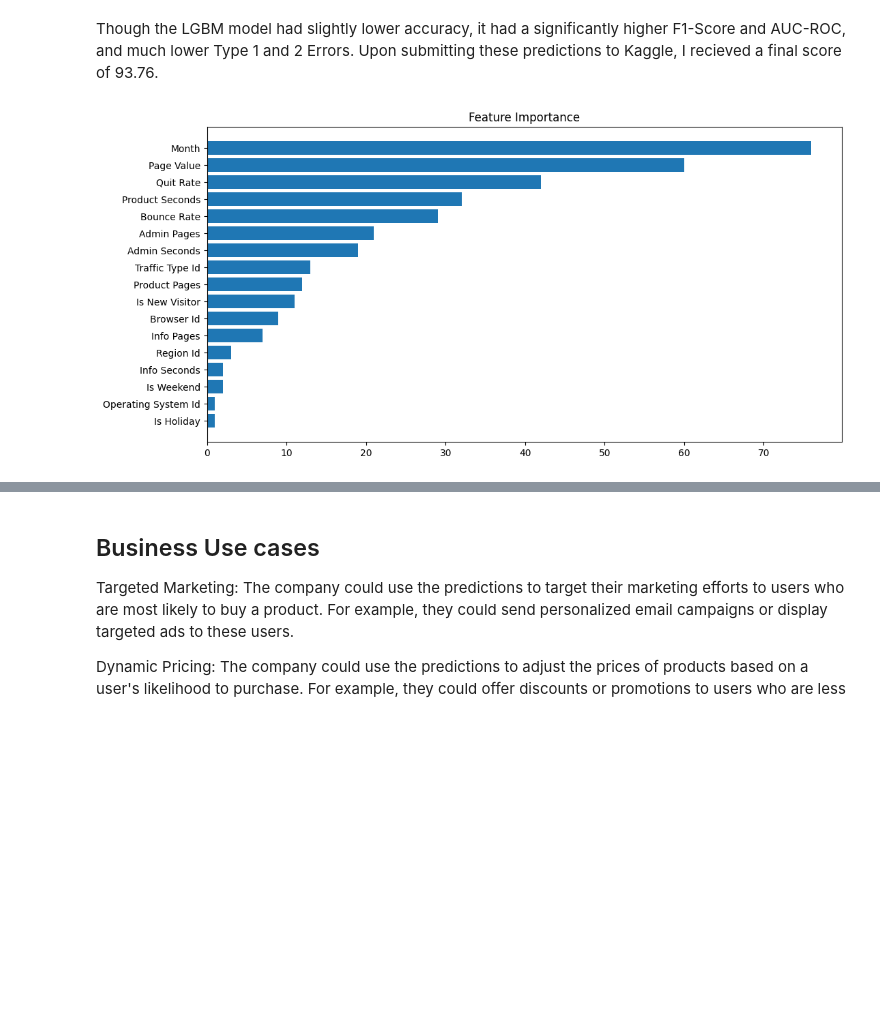
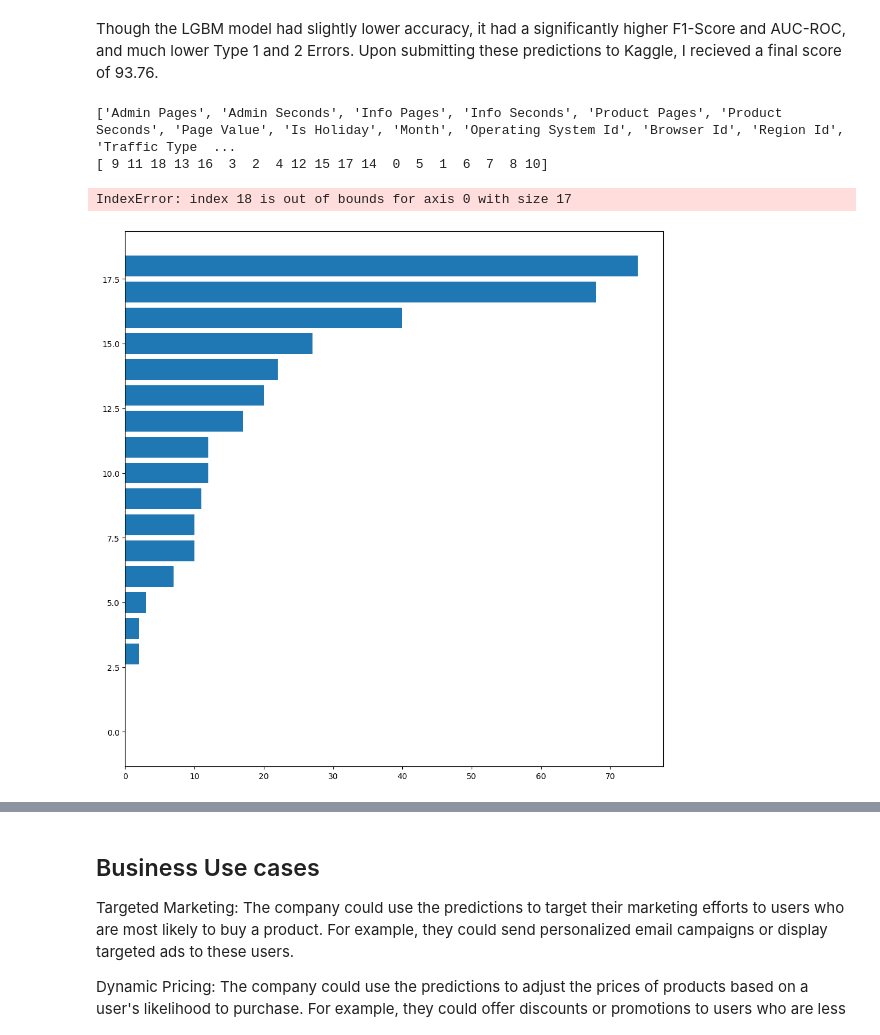
Before and after one commit to ACB-prgm/Predicting-Website-Purchases, a Jupyter notebook: student.ipynb, the cells around one changed output, grey strips where cells are left out. Saved outputs shown, nothing was run; the diff lists cells and outputs as text; code cells hidden in the pictures; blank space fills up the shorter version.

```diff
--- a/student.ipynb
+++ b/student.ipynb
@@ -201,7 +238,7 @@ grid_search.best_params_
 The Grid search revealed that we should decrease our `max_depth` to 2 and our `n_estimators` to 50.  This makes sense as setting both of these parameters too high can lead to high variance and overfitting.  It also said to keep the weight scale at the default value of 1 which is suprising.
 # %%
 pipe_2 = Pipeline([
-    ("month_transformer", month_transformer),
+    ("custom_transformer", custom_transformer),
     ("scaler", StandardScaler()),
     ("xgb", XGBClassifier())
 ])
@@ -243,7 +281,7 @@ Finally, I wanted to try using the Light GBM classifier from Microsoft, as it te
 from lightgbm import LGBMClassifier
 
 pipe_3 = Pipeline([
-    ("month_transformer", month_transformer),
+    ("custom_transformer", custom_transformer),
     ("scaler", StandardScaler()),
     ("lgb", LGBMClassifier())
 ])
@@ -265,7 +304,7 @@ Validation AUC:  0.7544883548425423
 # %%
 # Grid search
 pipe_3 = Pipeline([
-    ("month_transformer", month_transformer),
+    ("custom_transformer", custom_transformer),
     ("scaler", StandardScaler()),
     ("lgb", LGBMClassifier())
 ])
@@ -276,7 +315,7 @@ param_grid = {
     "lgb__scale_pos_weight" : [1, 2, 3, 5]
 }
 
-grid_search = GridSearchCV(pipe_3, param_grid, cv=5, scoring="roc_auc")
+grid_search = GridSearchCV(pipe_3, param_grid, cv=5, scoring="f1", n_jobs=-1)
 grid_search.fit(X_train, y_train)
 
 grid_search.best_params_
@@ -284,7 +323,7 @@ grid_search.best_params_
 {'lgb__max_depth': 3, 'lgb__n_estimators': 50, 'lgb__scale_pos_weight': 2}
 # %%
 pipe_3 = Pipeline([
-    ("month_transformer", month_transformer),
+    ("custom_transformer", custom_transformer),
     ("scaler", StandardScaler()),
     ("lgb", LGBMClassifier())
 ])
@@ -312,14 +352,21 @@ sub.to_csv("lgbm_submission.csv", index=False)
 # %% [markdown]
 Though the LGBM model had slightly lower accuracy, it had a significantly higher F1-Score and AUC-ROC, and much lower Type 1 and 2 Errors.  Upon submitting these predictions to Kaggle, I recieved a final score of 93.76.
 # %%
-features = [col.replace("_", " ").title() for col in X_valid.columns]
+feature_names = [col.replace("_", " ").title() for col in custom(X_valid).columns if not col in ["bounce_rate", "quit_rate"]]
+print(feature_names)
+
 feature_importance = pipe_3[-1].feature_importances_
+# feature_importance = np.delete(np.flip(np.sort(feature_importance)), [1, 2])
 
 sorted_idx = np.argsort(feature_importance)
-fig = plt.figure(figsize=(12, 6))
+print(sorted_idx)
+fig = plt.figure(figsize=(12, 12))
 plt.barh(range(len(sorted_idx)), feature_importance[sorted_idx], align='center')
-plt.yticks(range(len(sorted_idx)), np.array(features)[sorted_idx])
+plt.yticks(range(len(sorted_idx)), np.array(feature_names)[sorted_idx])
 plt.title('Feature Importance')
 plt.show()
 # %% [output]
+['Admin Pages', 'Admin Seconds', 'Info Pages', 'Info Seconds', 'Product Pages', 'Product Seconds', 'Page Value', 'Is Holiday', 'Month', 'Operating System Id', 'Browser Id', 'Region Id', 'Traffic Type  ...
+[ 9 11 18 13 16  3  2  4 12 15 17 14  0  5  1  6  7  8 10]
+IndexError: index 18 is out of bounds for axis 0 with size 17
-[figure, old version]
+[figure, new version]
```
Also changed, not shown: parts of 13 cells of this notebook, 2 other files.
